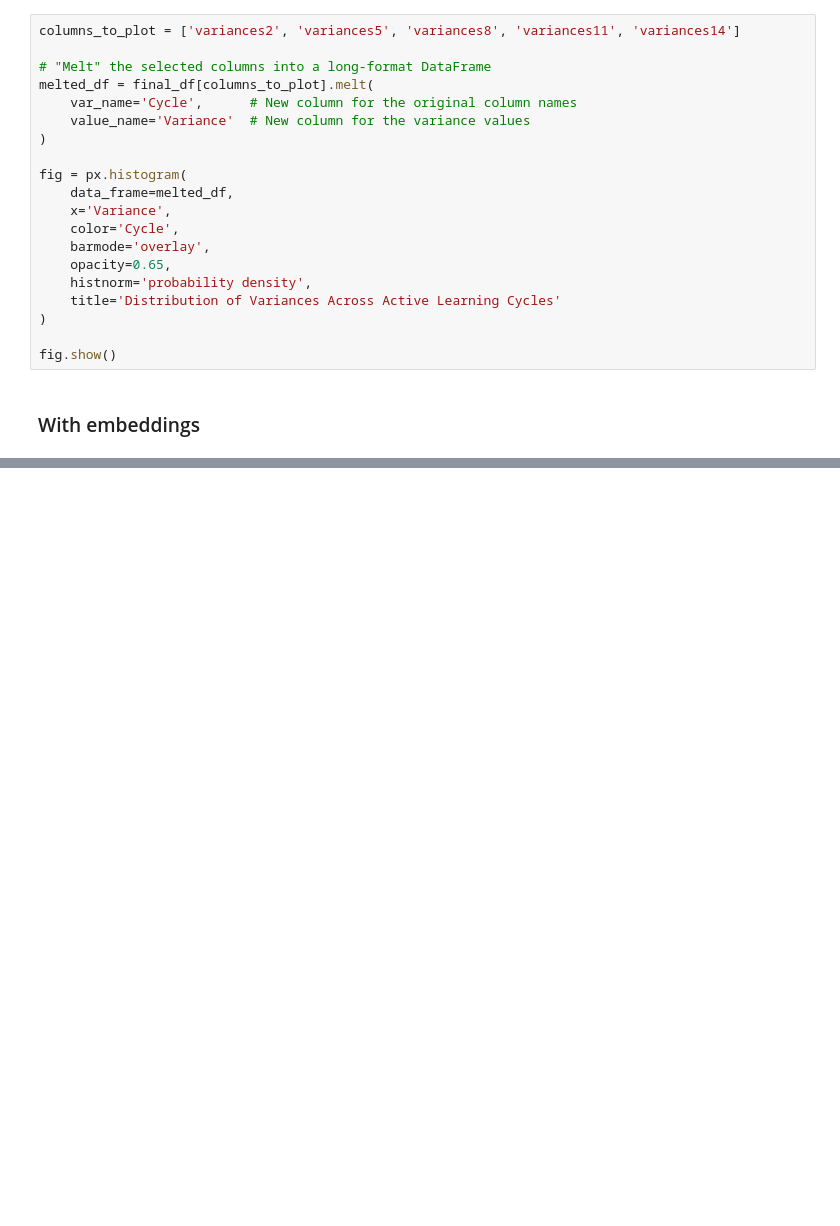
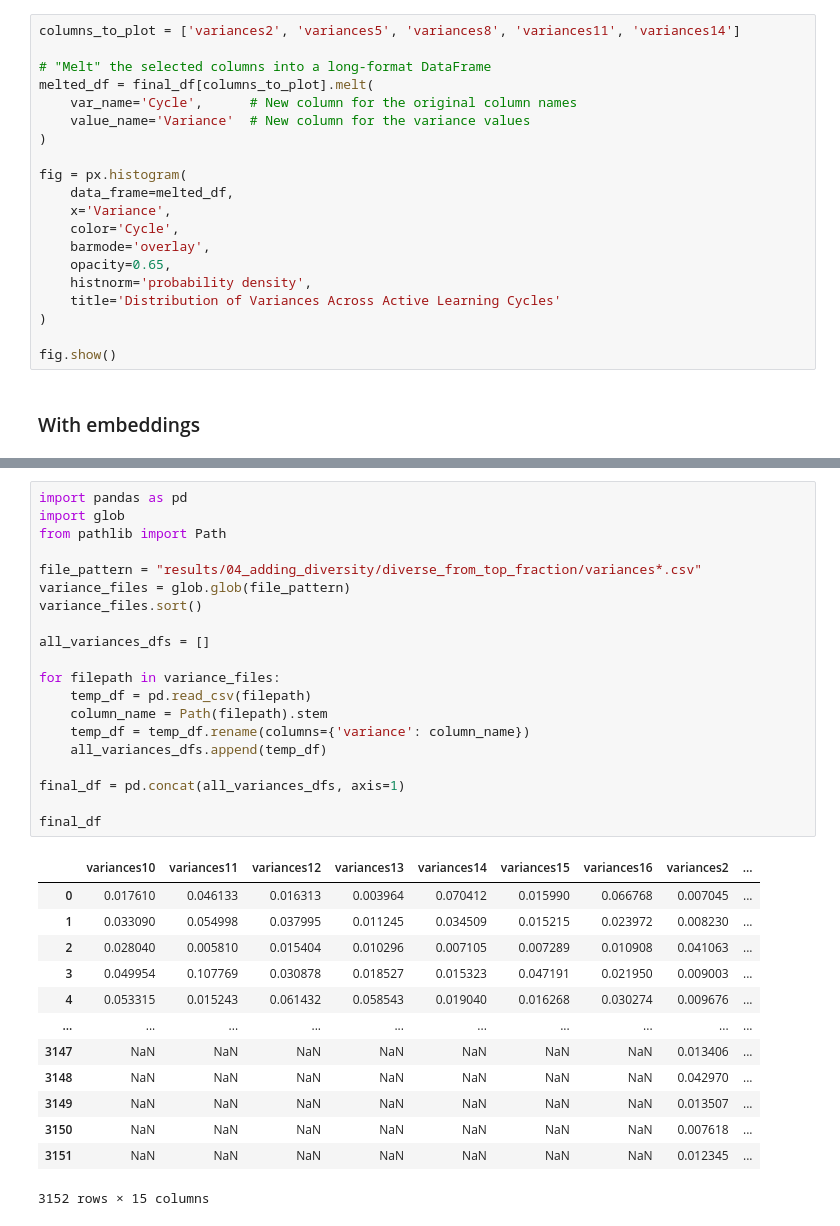
Before and after one commit to ogarrett54/plm_with_active_learning, a Jupyter notebook: pikh1_hma/04_active_fine-tuning_adding_diversity.ipynb, the cells around one changed output, grey strips where cells are left out. Drawn from its saved outputs; the diff is of its cells as text; blank space fills up the shorter version.

Commit message:
Run experiments for variance + diversity and diversity only acquisition functions

```diff
--- a/pikh1_hma/04_active_fine-tuning_adding_diversity.ipynb
+++ b/pikh1_hma/04_active_fine-tuning_adding_diversity.ipynb
@@ -495,0 +742,34 @@ def acquire_new_batch(
+# %%
+import pandas as pd
+import glob
+from pathlib import Path
+
+file_pattern = "results/04_adding_diversity/diverse_from_top_fraction/variances*.csv"
+variance_files = glob.glob(file_pattern)
+variance_files.sort()
+
+all_variances_dfs = []
+
+for filepath in variance_files:
+    temp_df = pd.read_csv(filepath)
+    column_name = Path(filepath).stem
+    temp_df = temp_df.rename(columns={'variance': column_name})
+    all_variances_dfs.append(temp_df)
+
+final_df = pd.concat(all_variances_dfs, axis=1)
+
+final_df
+# %% [output]
+|  | variances10 | variances11 | variances12 | variances13 | variances14 | variances15 | variances16 | variances2 | ... |
+| 0 | 0.017610 | 0.046133 | 0.016313 | 0.003964 | 0.070412 | 0.015990 | 0.066768 | 0.007045 | ... |
+| 1 | 0.033090 | 0.054998 | 0.037995 | 0.011245 | 0.034509 | 0.015215 | 0.023972 | 0.008230 | ... |
+| 2 | 0.028040 | 0.005810 | 0.015404 | 0.010296 | 0.007105 | 0.007289 | 0.010908 | 0.041063 | ... |
+| 3 | 0.049954 | 0.107769 | 0.030878 | 0.018527 | 0.015323 | 0.047191 | 0.021950 | 0.009003 | ... |
+| 4 | 0.053315 | 0.015243 | 0.061432 | 0.058543 | 0.019040 | 0.016268 | 0.030274 | 0.009676 | ... |
+| ... | ... | ... | ... | ... | ... | ... | ... | ... | ... |
+| 3147 | NaN | NaN | NaN | NaN | NaN | NaN | NaN | 0.013406 | ... |
+| 3148 | NaN | NaN | NaN | NaN | NaN | NaN | NaN | 0.042970 | ... |
+| 3149 | NaN | NaN | NaN | NaN | NaN | NaN | NaN | 0.013507 | ... |
+| 3150 | NaN | NaN | NaN | NaN | NaN | NaN | NaN | 0.007618 | ... |
+| 3151 | NaN | NaN | NaN | NaN | NaN | NaN | NaN | 0.012345 | ... |
+3152 rows × 15 columns
```
Also changed, not shown: parts of 15 cells of this notebook, 33 other files.
